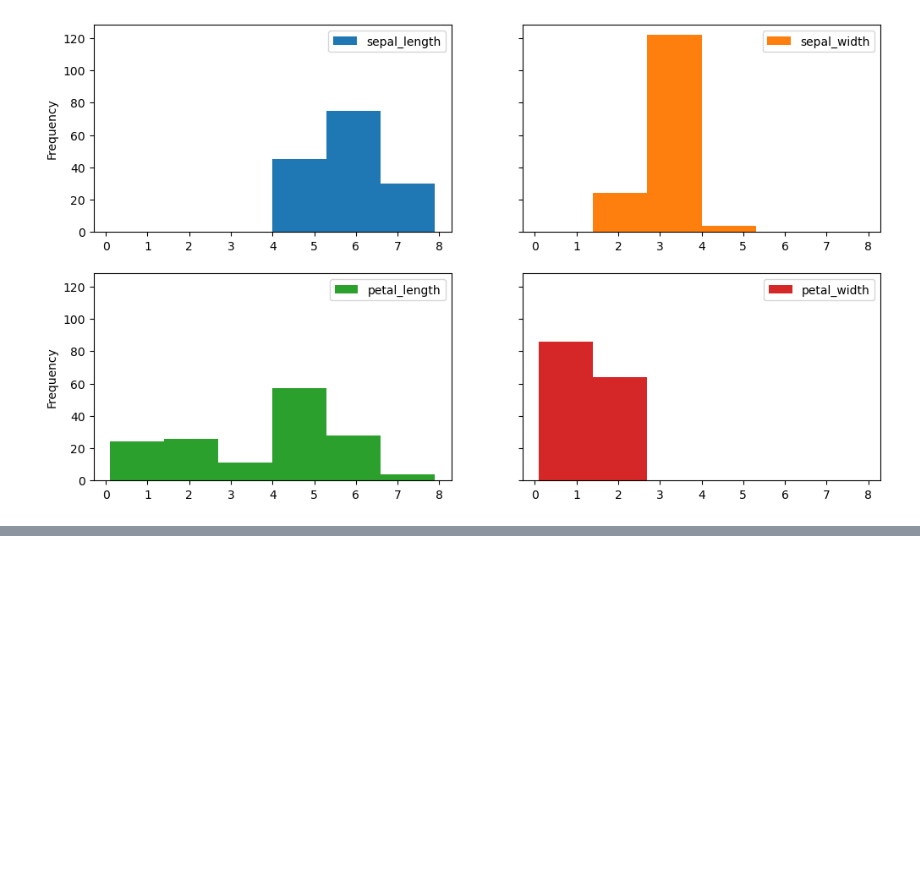
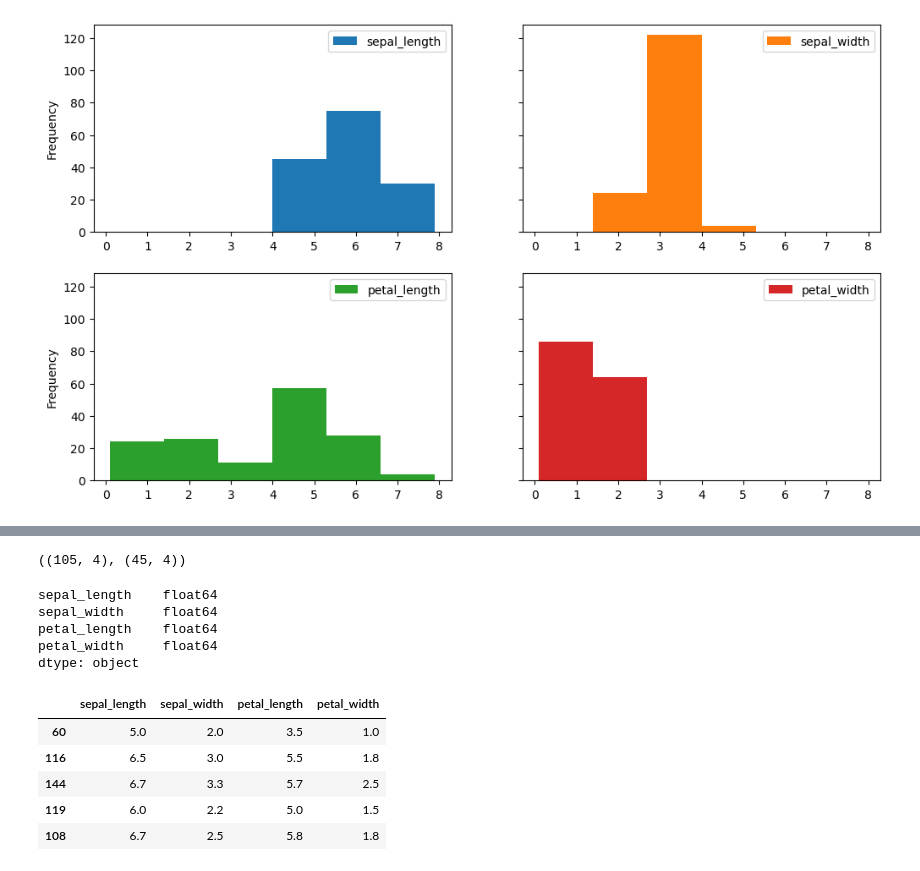
Before and after one commit to Zikarakus/FromWork, a Jupyter notebook: KNN lerning.ipynb, the cells around one changed output, grey strips where cells are left out. Cells and saved outputs as stored; diff of their text form; code cells hidden in the pictures; blank space fills up the shorter version.

```diff
--- a/KNN lerning.ipynb
+++ b/KNN lerning.ipynb
@@ -97,0 +134,28 @@ plt.show()
+# %%
+X = df_iris
+y = df_target['target']
+# %%
+from sklearn.model_selection import train_test_split
+
+X_train, X_test, y_train, y_test = train_test_split(X, y, test_size=0.3, random_state=0)
+# %%
+X_train.shape, X_test.shape
+# %% [output]
+((105, 4), (45, 4))
+# %%
+X_train.dtypes
+# %% [output]
+sepal_length    float64
+sepal_width     float64
+petal_length    float64
+petal_width     float64
+dtype: object
+# %%
+X_train.head()
+# %% [output]
+|  | sepal_length | sepal_width | petal_length | petal_width |
+| 60 | 5.0 | 2.0 | 3.5 | 1.0 |
+| 116 | 6.5 | 3.0 | 5.5 | 1.8 |
+| 144 | 6.7 | 3.3 | 5.7 | 2.5 |
+| 119 | 6.0 | 2.2 | 5.0 | 1.5 |
+| 108 | 6.7 | 2.5 | 5.8 | 1.8 |
```
Also changed, not shown: parts of 26 cells of this notebook.
